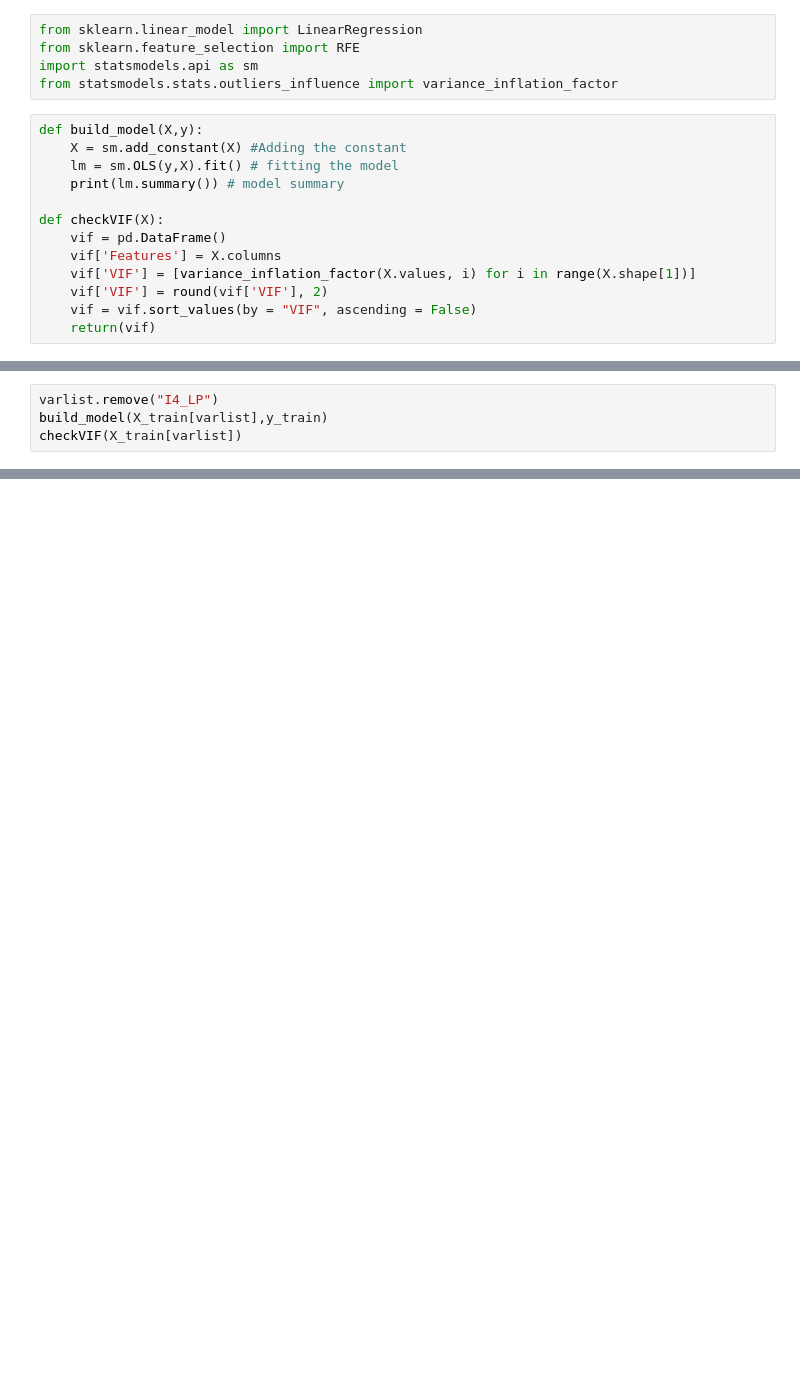
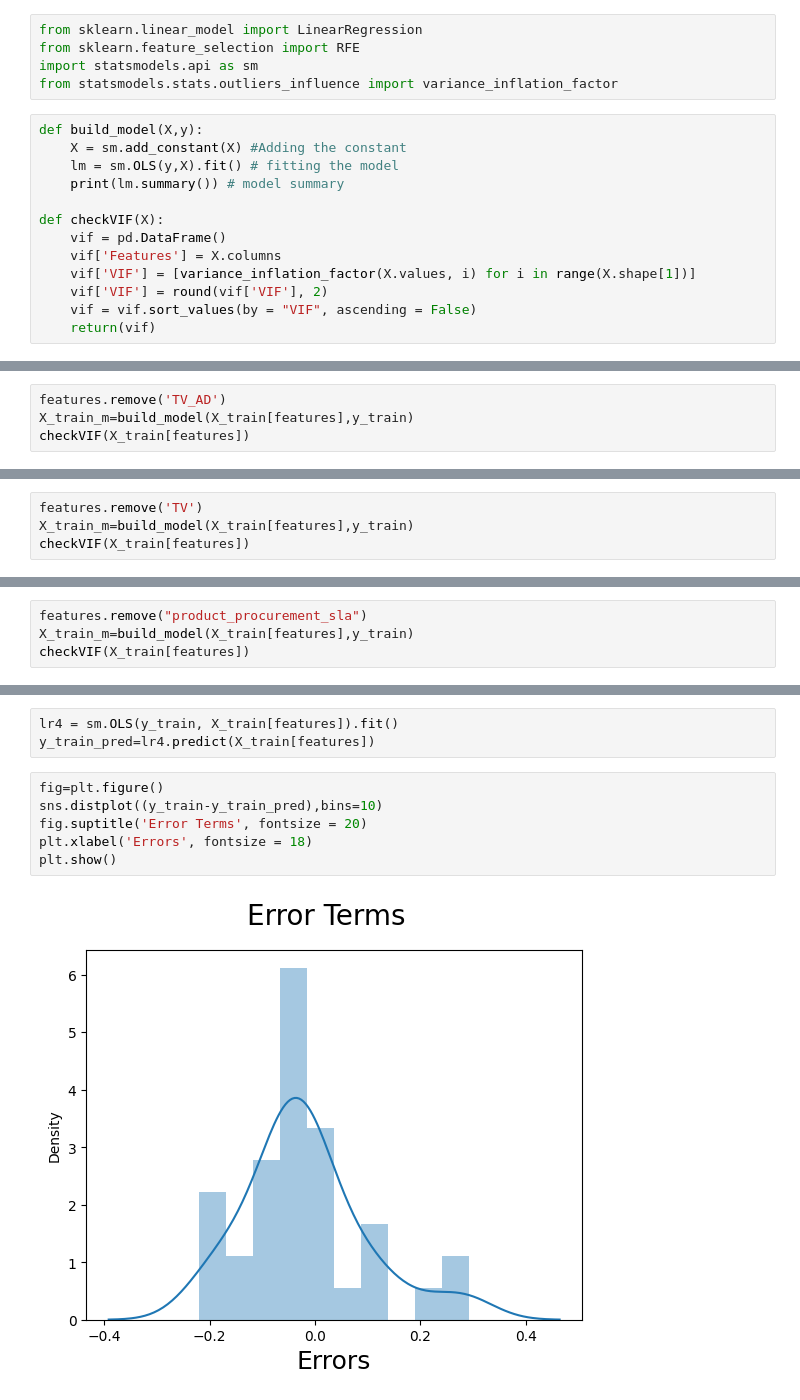
Before and after one commit to PrajsPrabs/UpgradBACaseStudy, a Jupyter notebook: EComm1.ipynb, the cells around one changed output, grey strips where cells are left out. Saved outputs shown, nothing was run; the diff lists cells and outputs as text; blank space fills up the shorter version.

```diff
--- a/EComm1.ipynb
+++ b/EComm1.ipynb
@@ -1324,5 +1153,5 @@ Notes:
 # %%
-varlist.remove("I4_LP")
-build_model(X_train[varlist],y_train)
-checkVIF(X_train[varlist])
+features.remove('TV_AD')
+X_train_m=build_model(X_train[features],y_train)
+checkVIF(X_train[features])
 # %% [output]
@@ -1355,0 +1159,4 @@ Notes:
+# %%
+features.remove('TV')
+X_train_m=build_model(X_train[features],y_train)
+checkVIF(X_train[features])
@@ -1355,0 +1188,4 @@ Notes:
+# %%
+features.remove("product_procurement_sla")
+X_train_m=build_model(X_train[features],y_train)
+checkVIF(X_train[features])
@@ -1355,0 +1216,11 @@ Notes:
+# %%
+lr4 = sm.OLS(y_train, X_train[features]).fit()
+y_train_pred=lr4.predict(X_train[features])
+# %%
+fig=plt.figure()
+sns.distplot((y_train-y_train_pred),bins=10)
+fig.suptitle('Error Terms', fontsize = 20)
+plt.xlabel('Errors', fontsize = 18)
+plt.show()
+# %% [output]
+[figure, added]
```
Also changed, not shown: parts of 49 cells of this notebook.
